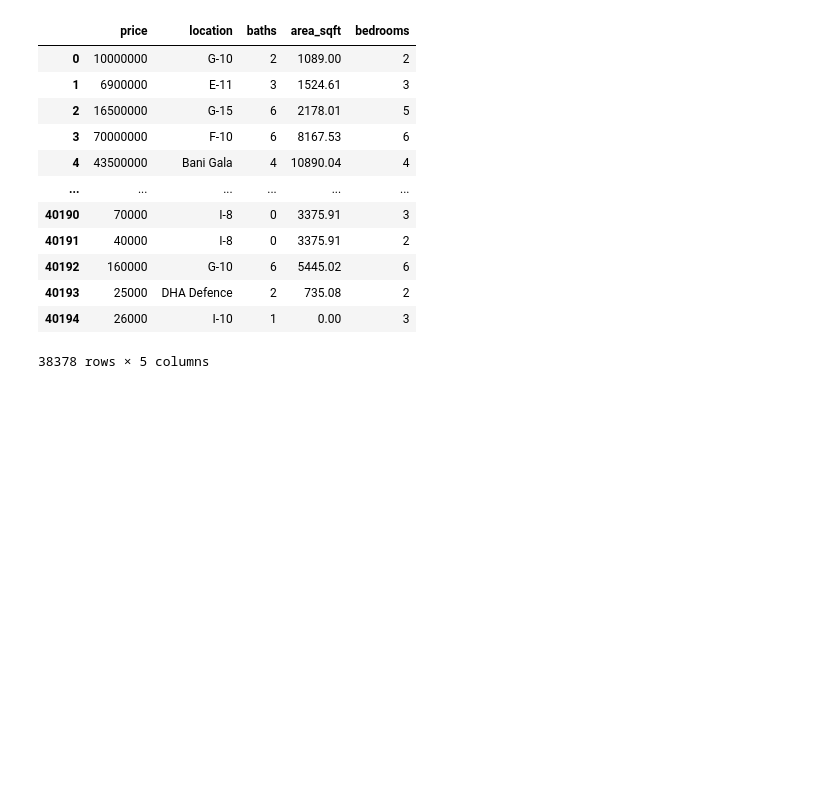
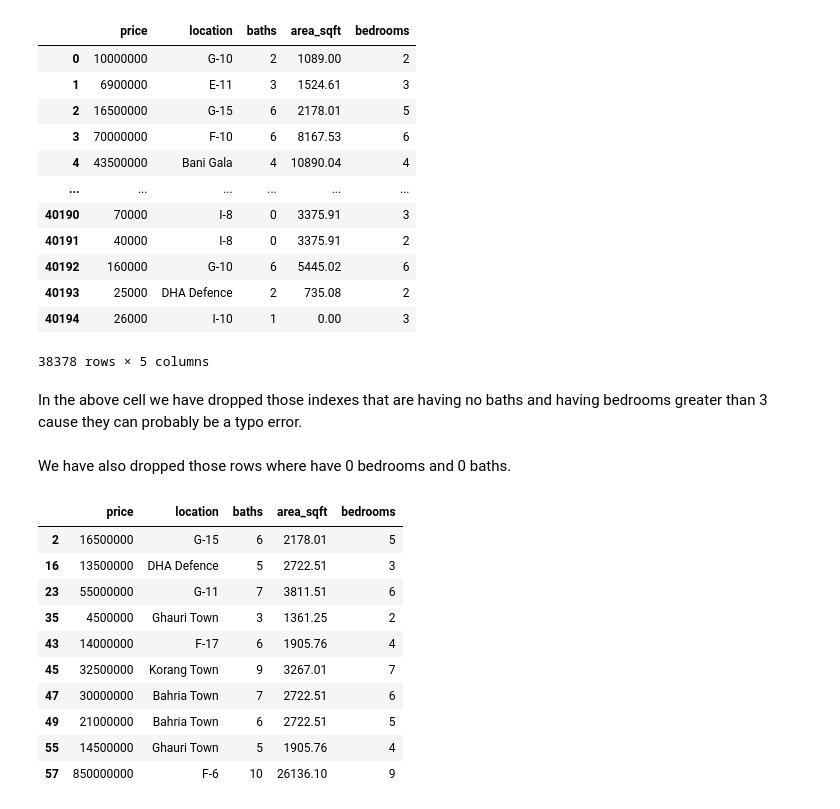
Before and after one commit to razzaq-99/Pakistan-s-Top-Cities-Property-Price-Prediction, a Jupyter notebook: Islamabad_property_price_prediction.ipynb, the cells around one changed output. Saved outputs shown, nothing was run; the diff lists cells and outputs as text; code cells hidden in the pictures; blank space fills up the shorter version.

```diff
--- a/Islamabad_property_price_prediction.ipynb
+++ b/Islamabad_property_price_prediction.ipynb
@@ -117,3 +117,23 @@ df
 | 40193 | 25000 | DHA Defence | 2 | 735.08 | 2 |
 | 40194 | 26000 | I-10 | 1 | 0.00 | 3 |
 38378 rows × 5 columns
+# %% [markdown]
+In the above cell we have dropped those indexes that are having no baths and having bedrooms greater than 3 cause they can probably be a typo error.
+# %%
+df.drop(df[(df['bedrooms']==0) | (df['baths']==0)].index, inplace=True)
+# %% [markdown]
+We have also dropped those rows where have 0 bedrooms and 0 baths.
+# %%
+df[df["baths"] > df["bedrooms"]].head(10)
+# %% [output]
+|  | price | location | baths | area_sqft | bedrooms |
+| 2 | 16500000 | G-15 | 6 | 2178.01 | 5 |
+| 16 | 13500000 | DHA Defence | 5 | 2722.51 | 3 |
+| 23 | 55000000 | G-11 | 7 | 3811.51 | 6 |
+| 35 | 4500000 | Ghauri Town | 3 | 1361.25 | 2 |
+| 43 | 14000000 | F-17 | 6 | 1905.76 | 4 |
+| 45 | 32500000 | Korang Town | 9 | 3267.01 | 7 |
+| 47 | 30000000 | Bahria Town | 7 | 2722.51 | 6 |
+| 49 | 21000000 | Bahria Town | 6 | 2722.51 | 5 |
+| 55 | 14500000 | Ghauri Town | 5 | 1905.76 | 4 |
+| 57 | 850000000 | F-6 | 10 | 26136.10 | 9 |
```
Also changed, not shown: parts of 12 cells of this notebook.
